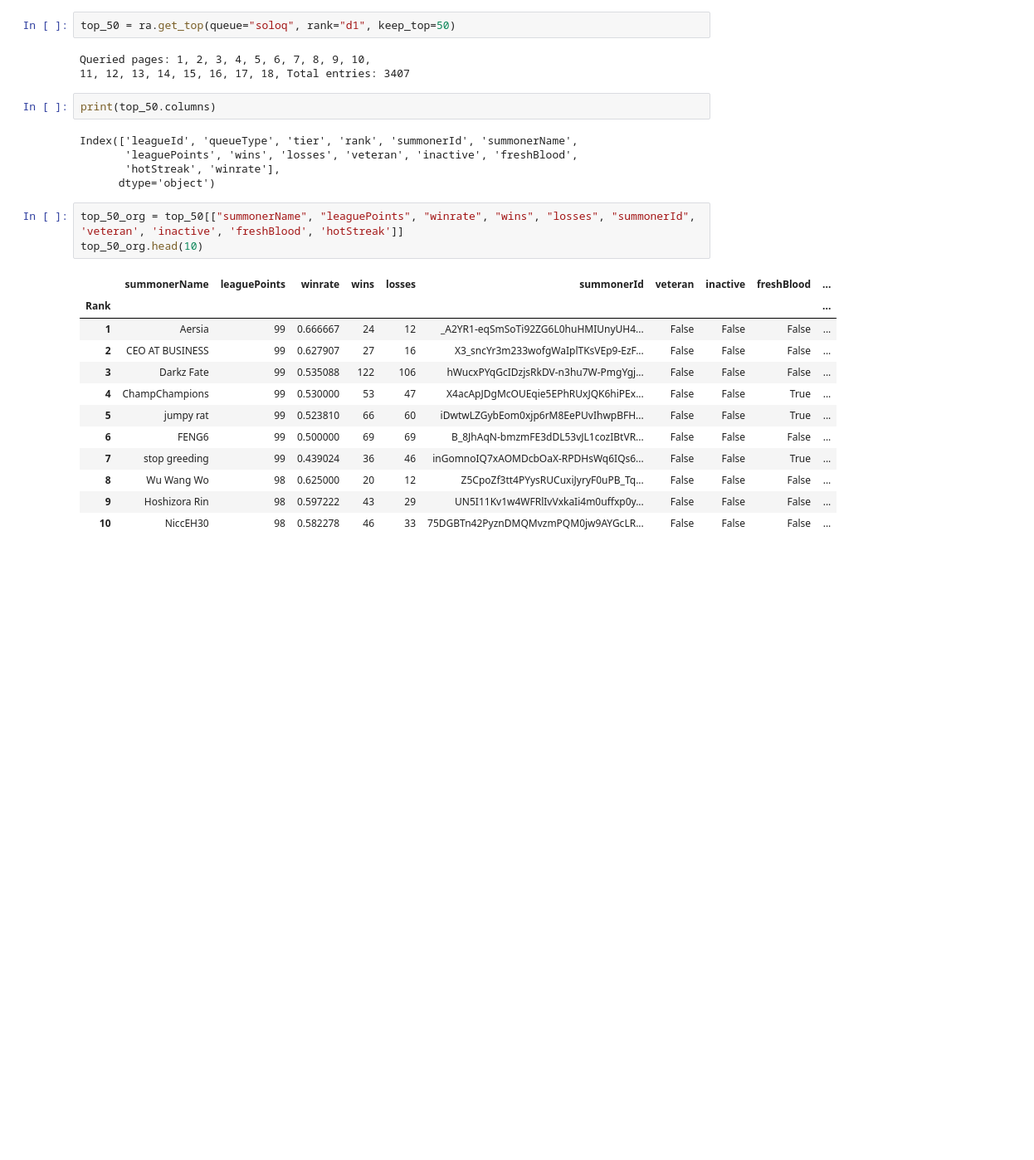
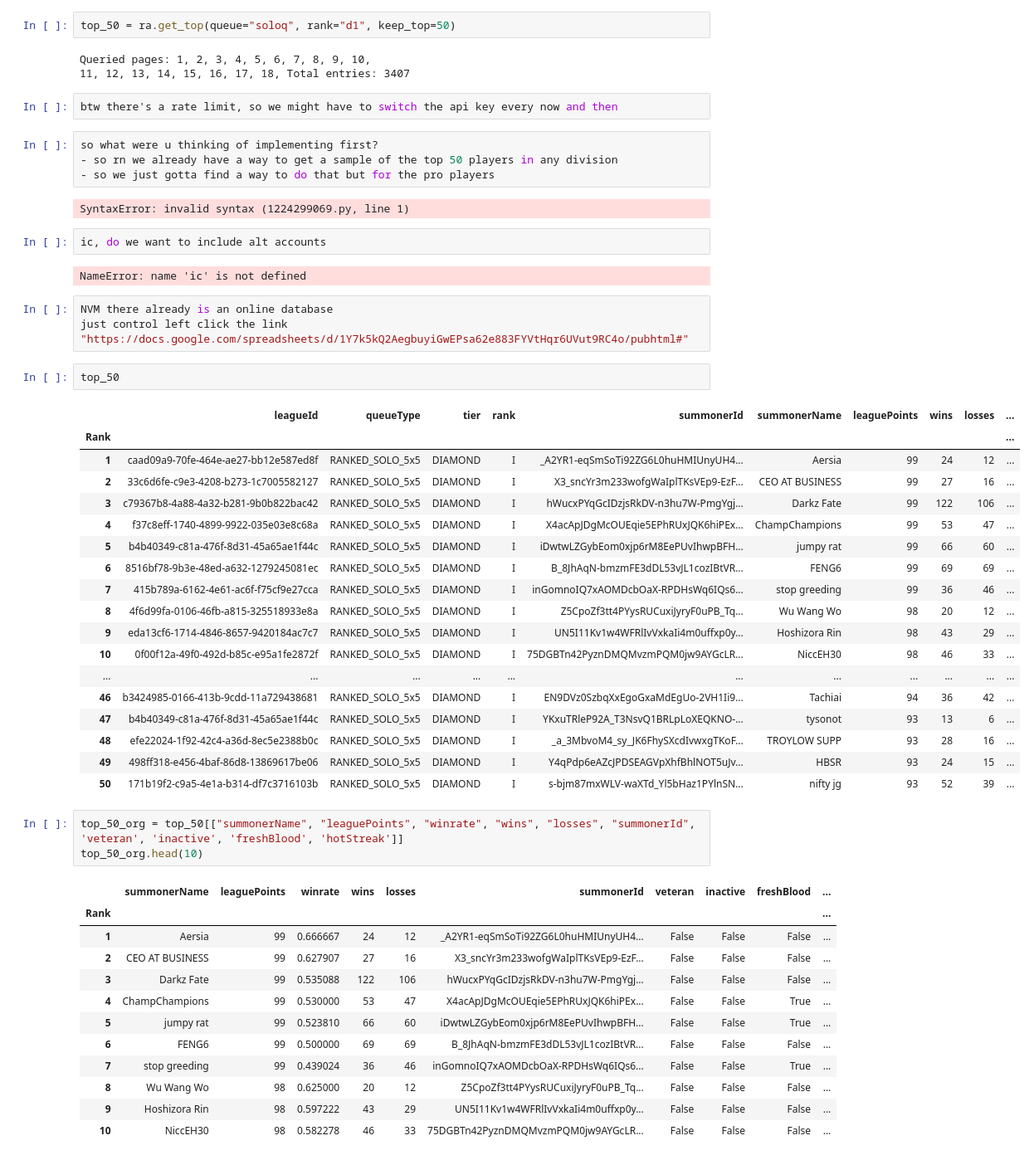
Before and after one commit to piko322/lol-pro-stats-for-pro-strats, a Jupyter notebook: main.ipynb, the cells around one changed output. Shown at 83% size. Saved outputs shown, nothing was run; the diff lists cells and outputs as text; blank space fills up the shorter version.

```diff
--- a/main.ipynb
+++ b/main.ipynb
@@ -21,13 +21,43 @@ top_50 = ra.get_top(queue="soloq", rank="d1", keep_top=50)
 # %% [output]
 Queried pages: 1, 2, 3, 4, 5, 6, 7, 8, 9, 10,
 11, 12, 13, 14, 15, 16, 17, 18, Total entries: 3407
-# %%
-print(top_50.columns)
-# %% [output]
-Index(['leagueId', 'queueType', 'tier', 'rank', 'summonerId', 'summonerName',
-       'leaguePoints', 'wins', 'losses', 'veteran', 'inactive', 'freshBlood',
-       'hotStreak', 'winrate'],
-      dtype='object')
+# %%
+btw there's a rate limit, so we might have to switch the api key every now and then
+# %%
+so what were u thinking of implementing first?
+- so rn we already have a way to get a sample of the top 50 players in any division
+- so we just gotta find a way to do that but for the pro players
+# %% [output]
+SyntaxError: invalid syntax (1224299069.py, line 1)
+# %%
+ic, do we want to include alt accounts
+# %% [output]
+NameError: name 'ic' is not defined
+# %%
+NVM there already is an online database
+just control left click the link
+"https://docs.google.com/spreadsheets/d/1Y7k5kQ2AegbuyiGwEPsa62e883FYVtHqr6UVut9RC4o/pubhtml#"
+# %%
+top_50
+# %% [output]
+|  | leagueId | queueType | tier | rank | summonerId | summonerName | leaguePoints | wins | losses | ... |
+| Rank |  |  |  |  |  |  |  |  |  | ... |
+| 1 | caad09a9-70fe-464e-ae27-bb12e587ed8f | RANKED_SOLO_5x5 | DIAMOND | I | _A2YR1-eqSmSoTi92ZG6L0huHMIUnyUH4... | Aersia | 99 | 24 | 12 | ... |
+| 2 | 33c6d6fe-c9e3-4208-b273-1c7005582127 | RANKED_SOLO_5x5 | DIAMOND | I | X3_sncYr3m233wofgWaIplTKsVEp9-EzF... | CEO AT BUSINESS | 99 | 27 | 16 | ... |
+| 3 | c79367b8-4a88-4a32-b281-9b0b822bac42 | RANKED_SOLO_5x5 | DIAMOND | I | hWucxPYqGcIDzjsRkDV-n3hu7W-PmgYgj... | Darkz Fate | 99 | 122 | 106 | ... |
+| 4 | f37c8eff-1740-4899-9922-035e03e8c68a | RANKED_SOLO_5x5 | DIAMOND | I | X4acApJDgMcOUEqie5EPhRUxJQK6hiPEx... | ChampChampions | 99 | 53 | 47 | ... |
+| 5 | b4b40349-c81a-476f-8d31-45a65ae1f44c | RANKED_SOLO_5x5 | DIAMOND | I | iDwtwLZGybEom0xjp6rM8EePUvIhwpBFH... | jumpy rat | 99 | 66 | 60 | ... |
+| 6 | 8516bf78-9b3e-48ed-a632-1279245081ec | RANKED_SOLO_5x5 | DIAMOND | I | B_8JhAqN-bmzmFE3dDL53vJL1cozIBtVR... | FENG6 | 99 | 69 | 69 | ... |
+| 7 | 415b789a-6162-4e61-ac6f-f75cf9e27cca | RANKED_SOLO_5x5 | DIAMOND | I | inGomnoIQ7xAOMDcbOaX-RPDHsWq6IQs6... | stop greeding | 99 | 36 | 46 | ... |
+| 8 | 4f6d99fa-0106-46fb-a815-325518933e8a | RANKED_SOLO_5x5 | DIAMOND | I | Z5CpoZf3tt4PYysRUCuxiJyryF0uPB_Tq... | Wu Wang Wo | 98 | 20 | 12 | ... |
+| 9 | eda13cf6-1714-4846-8657-9420184ac7c7 | RANKED_SOLO_5x5 | DIAMOND | I | UN5I11Kv1w4WFRlIvVxkaIi4m0uffxp0y... | Hoshizora Rin | 98 | 43 | 29 | ... |
+| 10 | 0f00f12a-49f0-492d-b85c-e95a1fe2872f | RANKED_SOLO_5x5 | DIAMOND | I | 75DGBTn42PyznDMQMvzmPQM0jw9AYGcLR... | NiccEH30 | 98 | 46 | 33 | ... |
+| ... | ... | ... | ... | ... | ... | ... | ... | ... | ... | ... |
+| 46 | b3424985-0166-413b-9cdd-11a729438681 | RANKED_SOLO_5x5 | DIAMOND | I | EN9DVz0SzbqXxEgoGxaMdEgUo-2VH1Ii9... | Tachiai | 94 | 36 | 42 | ... |
+| 47 | b4b40349-c81a-476f-8d31-45a65ae1f44c | RANKED_SOLO_5x5 | DIAMOND | I | YKxuTRleP92A_T3NsvQ1BRLpLoXEQKNO-... | tysonot | 93 | 13 | 6 | ... |
+| 48 | efe22024-1f92-42c4-a36d-8ec5e2388b0c | RANKED_SOLO_5x5 | DIAMOND | I | _a_3MbvoM4_sy_JK6FhySXcdIvwxgTKoF... | TROYLOW SUPP | 93 | 28 | 16 | ... |
+| 49 | 498ff318-e456-4baf-86d8-13869617be06 | RANKED_SOLO_5x5 | DIAMOND | I | Y4qPdp6eAZcJPDSEAGVpXhfBhlNOT5uJv... | HBSR | 93 | 24 | 15 | ... |
+| 50 | 171b19f2-c9a5-4e1a-b314-df7c3716103b | RANKED_SOLO_5x5 | DIAMOND | I | s-bjm87mxWLV-waXTd_Yl5bHaz1PYlnSN... | nifty jg | 93 | 52 | 39 | ... |
 # %%
 top_50_org = top_50[["summonerName", "leaguePoints", "winrate", "wins", "losses", "summonerId", 'veteran', 'inactive', 'freshBlood', 'hotStreak']]
 top_50_org.head(10)
```
Also changed, not shown: parts of 4 cells of this notebook, 3 other files.
